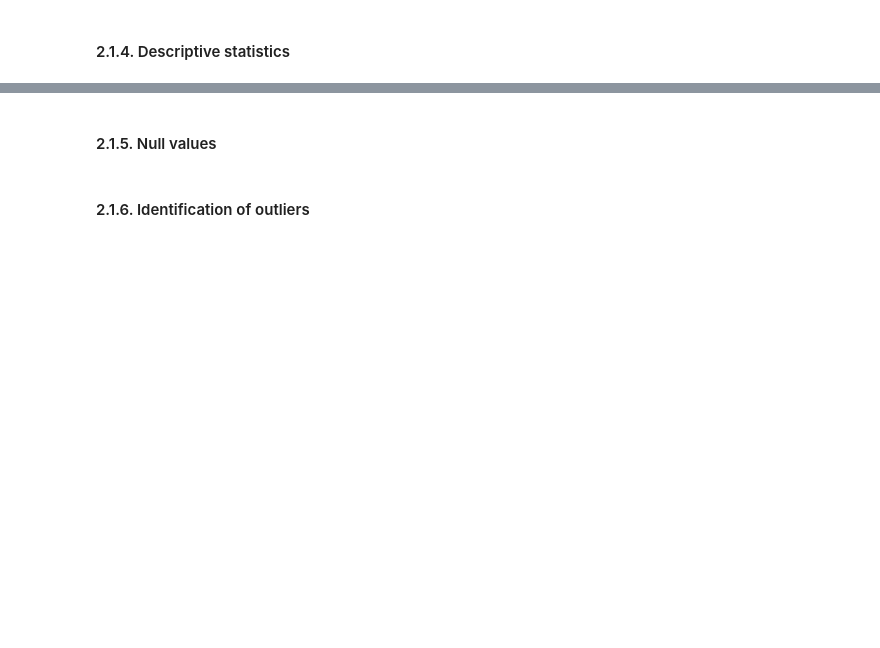
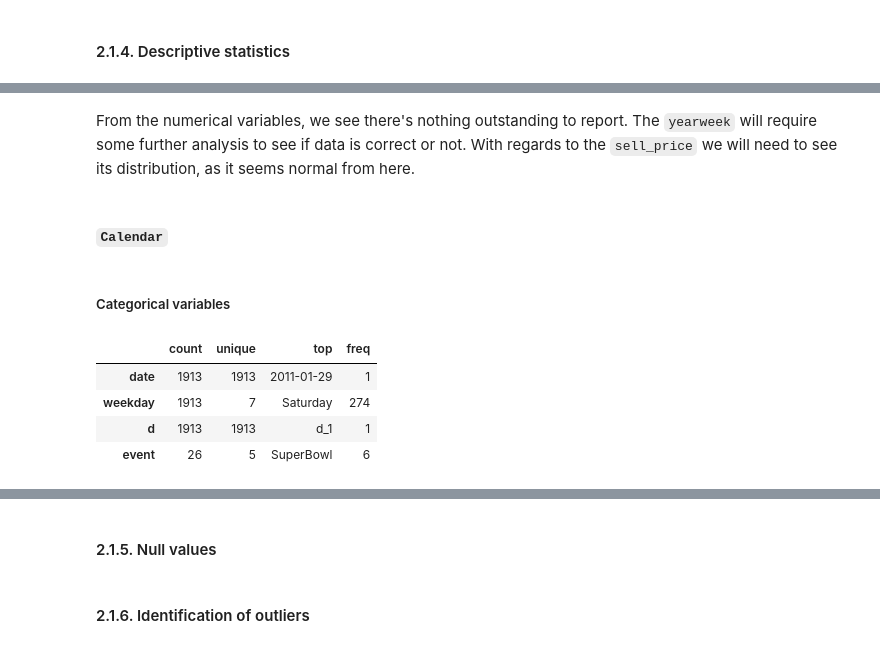
Before and after one commit to midimu/DS-Market, a Jupyter notebook: 1 - Analysis/DS Market - Analysis.ipynb, the cells around one changed output, grey strips where cells are left out. Cells and saved outputs as stored; diff of their text form; code cells hidden in the pictures; blank space fills up the shorter version.

```diff
--- a/1 - Analysis/DS Market - Analysis.ipynb
+++ b/1 - Analysis/DS Market - Analysis.ipynb
@@ -199,0 +364,14 @@ By looking at the database schema, we see that there are some columns related to
+# %% [markdown]
+From the numerical variables, we see there's nothing outstanding to report. The `yearweek` will require some further analysis to see if data is correct or not. With regards to the `sell_price` we will need to see its distribution, as it seems normal from here.
+# %% [markdown]
+#### `Calendar`
+# %% [markdown]
+##### Categorical variables
+# %%
+calendar.describe(include = 'object').T
+# %% [output]
+|  | count | unique | top | freq |
+| date | 1913 | 1913 | 2011-01-29 | 1 |
+| weekday | 1913 | 7 | Saturday | 274 |
+| d | 1913 | 1913 | d_1 | 1 |
+| event | 26 | 5 | SuperBowl | 6 |
```
Also changed, not shown: parts of 38 cells of this notebook, 1 other file.
